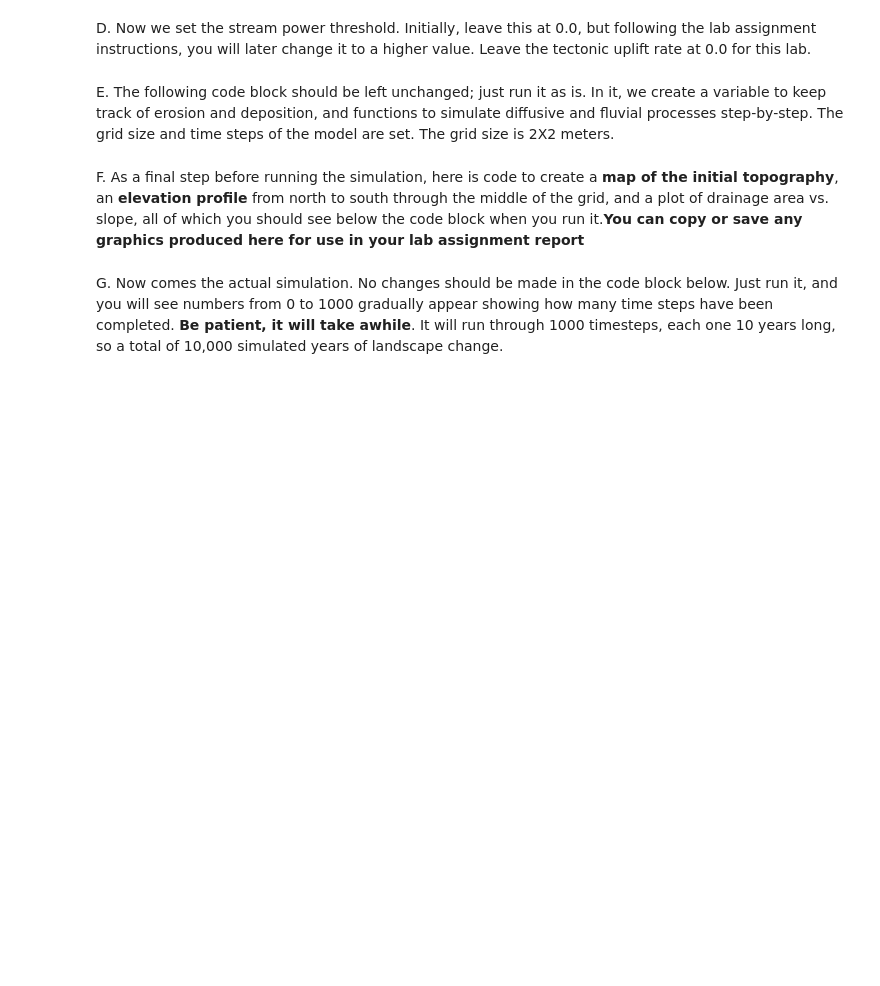
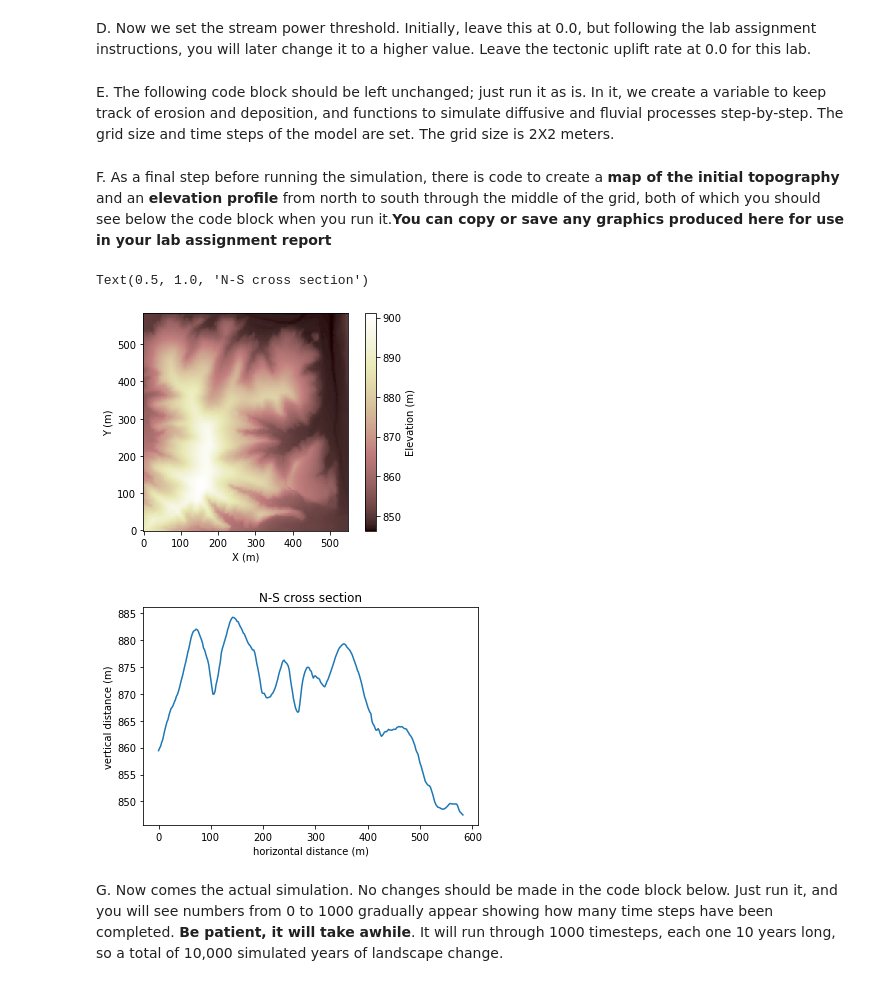
Before and after one commit to Joseph-A-Mason/Land_models, a Jupyter notebook: landscape_model.ipynb, the cells around one changed output. Saved outputs shown, nothing was run; the diff lists cells and outputs as text; code cells hidden in the pictures; blank space fills up the shorter version.

```diff
--- a/landscape_model.ipynb
+++ b/landscape_model.ipynb
@@ -105,31 +98,25 @@ dt = 10
 nt = int(total_t // dt)
 uplift_per_step = uplift_rate * dt
 # %% [markdown]
-F. As a final step before running the simulation, here is code to create a **map of the initial topography**, an **elevation profile** from north to south through the middle of the grid, and a plot of drainage area vs. slope, all of which you should see below the code block when you run it.**You can copy or save any graphics produced here for use in your lab assignment report**
+F. As a final step before running the simulation, there is code to create a **map of the initial topography** and an **elevation profile** from north to south through the middle of the grid, both of which you should see below the code block when you run it.**You can copy or save any graphics produced here for use in your lab assignment report**
 # %%
 #Show initial landscape
 figure('iniital surface')
 imshow_grid(mg, 'topographic__elevation', grid_units=['m','m'], var_name='Elevation (m)')
 
 #show initial cross profile
 figure('topographic profile')
 elev_rast = mg.node_vector_to_raster(z)
 ycoord_rast = mg.node_vector_to_raster(mg.node_y)
 ncols = mg.number_of_node_columns
 im = plot(ycoord_rast[:, int(ncols // 2)], elev_rast[:, int(ncols // 2)])
 xlabel('horizontal distance (m)')
 ylabel('vertical distance (m)')
 title('N-S cross section')
-
-#Run flow accumulator once to map flow directions and drainage area contributing to each cell. Then create a slope-area plot
-fr.run_one_step()  # run the flow accumulator
-
-imshow_grid(
-    mg,
-    np.log10(mg.at_node["drainage_area"] + 1.0),  # sq root helps show drainage
-    cmap="Blues",
-    colorbar_label="Log10(drainage area (m2))",
-)
+# %% [output]
+Text(0.5, 1.0, 'N-S cross section')
+[figure, added]
+[figure, added]
 # %% [markdown]
 G. Now comes the actual simulation. No changes should be made in the code block below. Just run it, and you will see numbers from 0 to 1000 gradually appear showing how many time steps have been completed. **Be patient, it will take awhile**. It will run through 1000 timesteps, each one 10 years long, so a total of 10,000 simulated years of landscape change.
 # %%
```
Also changed, not shown: parts of 3 cells of this notebook.
